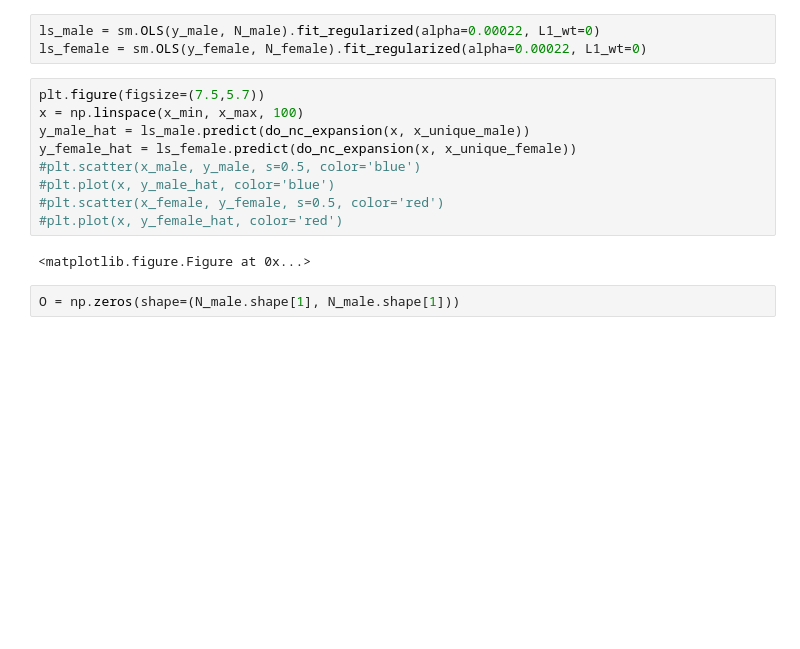
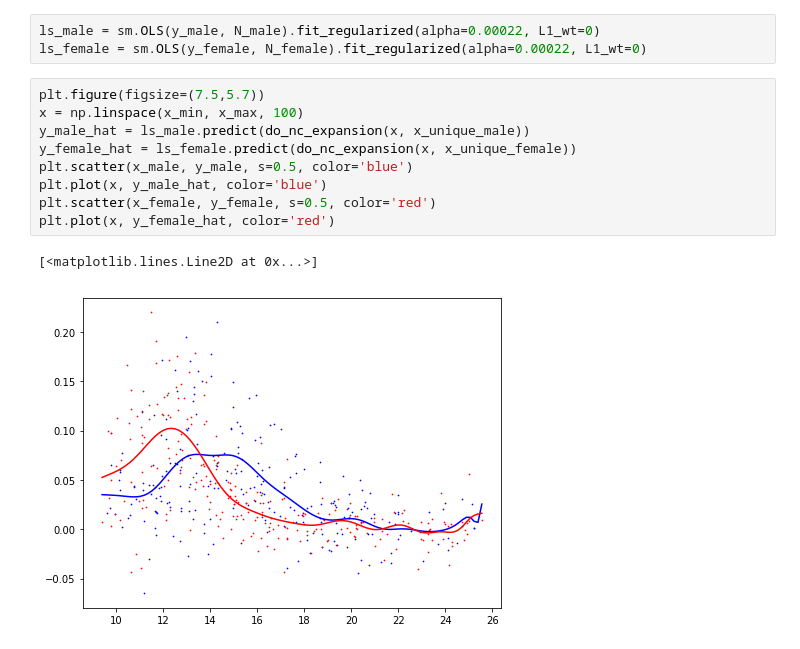
Before and after one commit to empathy87/The-Elements-of-Statistical-Learning-Python-Notebooks, a Jupyter notebook: 5 Basis Expansions and Regularization/4 Smoothing Splines.ipynb, the cells around one changed output. Drawn from its saved outputs; the diff is of its cells as text; blank space fills up the shorter version.

```diff
--- a/5 Basis Expansions and Regularization/4 Smoothing Splines.ipynb
+++ b/5 Basis Expansions and Regularization/4 Smoothing Splines.ipynb
@@ -43,13 +44,12 @@ ls_female = sm.OLS(y_female, N_female).fit_regularized(alpha=0.00022, L1_wt=0)
 # %%
 plt.figure(figsize=(7.5,5.7))
 x = np.linspace(x_min, x_max, 100)
 y_male_hat = ls_male.predict(do_nc_expansion(x, x_unique_male))
 y_female_hat = ls_female.predict(do_nc_expansion(x, x_unique_female))
-#plt.scatter(x_male, y_male, s=0.5, color='blue')
-#plt.plot(x, y_male_hat, color='blue')
-#plt.scatter(x_female, y_female, s=0.5, color='red')
-#plt.plot(x, y_female_hat, color='red')
+plt.scatter(x_male, y_male, s=0.5, color='blue')
+plt.plot(x, y_male_hat, color='blue')
+plt.scatter(x_female, y_female, s=0.5, color='red')
+plt.plot(x, y_female_hat, color='red')
 # %% [output]
-<matplotlib.figure.Figure at 0x...>
+[<matplotlib.lines.Line2D at 0x...>]
+[figure, added]
-# %%
-O = np.zeros(shape=(N_male.shape[1], N_male.shape[1]))
```
Also changed, not shown: parts of 9 cells of this notebook, 1 other file.
